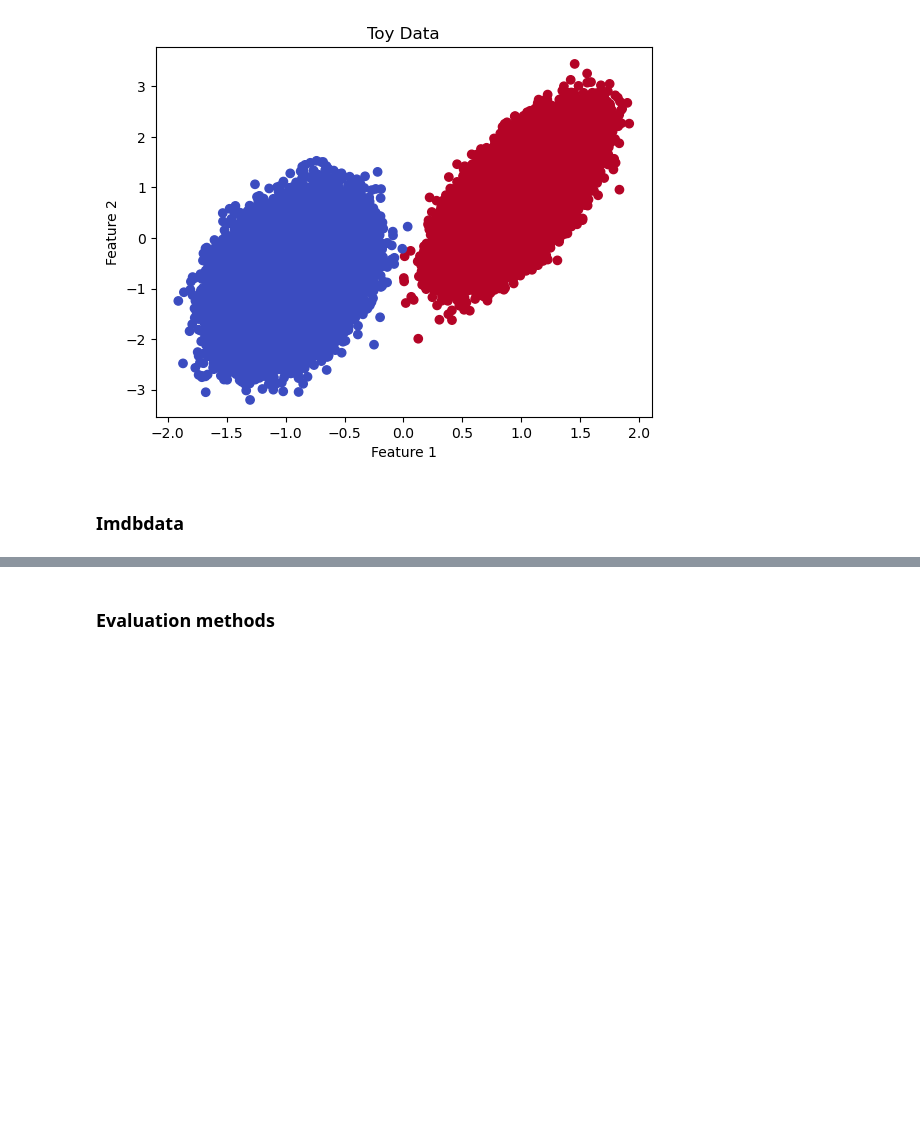
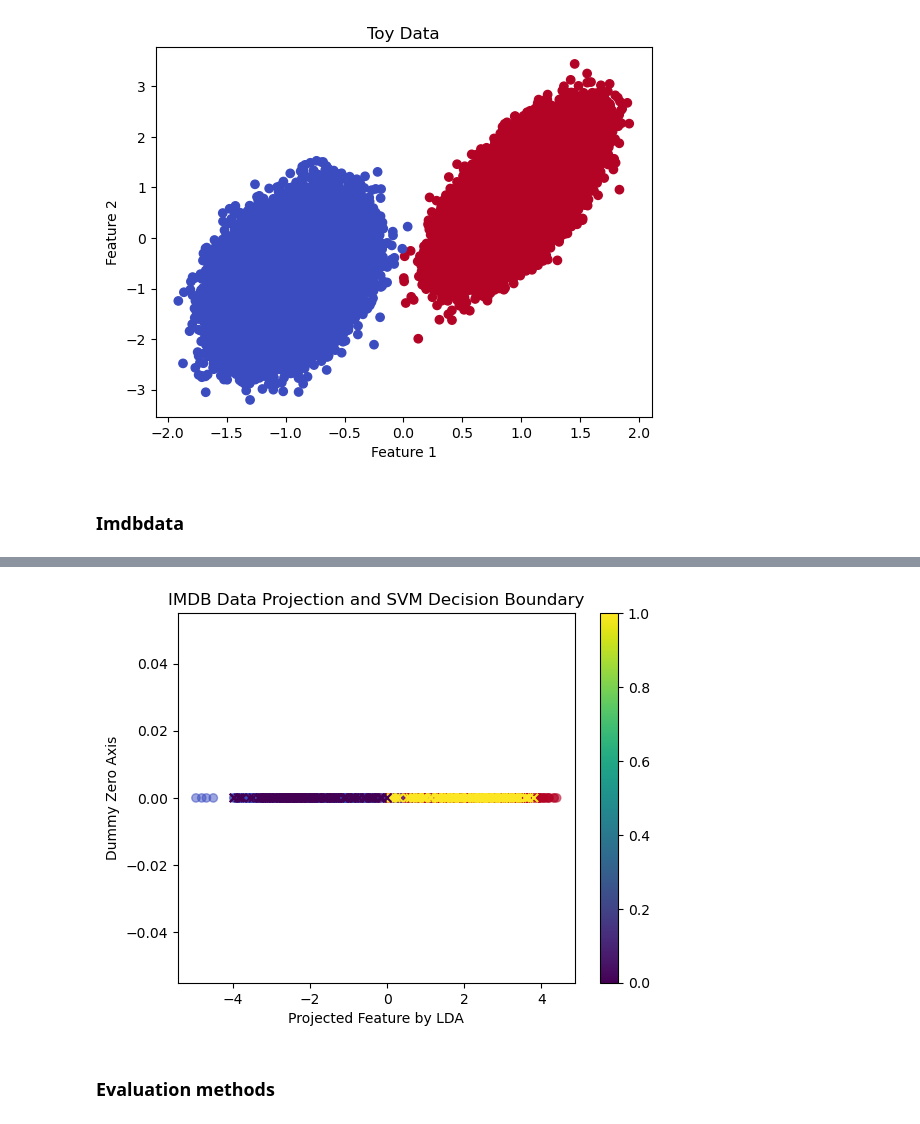
Before and after one commit to nks84/mma_pa1, a Jupyter notebook: pa2/submission_2_point_0.ipynb, the cells around one changed output, grey strips where cells are left out. Drawn from its saved outputs; the diff is of its cells as text; code cells hidden in the pictures; blank space fills up the shorter version.

```diff
--- a/pa2/submission_2_point_0.ipynb
+++ b/pa2/submission_2_point_0.ipynb
@@ -106,0 +111,99 @@ Shape of x_train:  (1000, 2)
+# %%
+def tfidf_transform(x_train, num_features=10000):
+    # Initialize tokenizer with a given number of words
+    tokenizer = Tokenizer(num_words=num_features)
+    tokenizer.fit_on_sequences(x_train)
+
+    # Convert sequences to text list
+    x_train_text = [" ".join(map(str, sequence)) for sequence in x_train]
+
+    # Apply TF-IDF transformation
+    tfidf = TfidfVectorizer(max_features=num_features, dtype=np.float32)
+    x_train_tfidf = tfidf.fit_transform(x_train_text)
+
+    return x_train_tfidf.toarray()
+
+
+from sklearn.feature_selection import SelectKBest, chi2
+
+def select_features(X, y, k=500):
+    # Apply Chi-squared test to select the top k features
+    chi2_selector = SelectKBest(chi2, k=k)
+    X_kbest_features = chi2_selector.fit_transform(X, y)
+    return X_kbest_features
+
+def apply_lda(X, y):
+    lda = LinearDiscriminantAnalysis(n_components=1)
+    X_lda = lda.fit_transform(X, y)
+    return X_lda
+
+
+import matplotlib.pyplot as plt
+
+def plot_data(X, y):
+    plt.figure(figsize=(8, 4))
+    plt.scatter(X[:, 0], np.zeros_like(X[:, 0]), c=y, cmap='coolwarm', alpha=0.5)
+    plt.colorbar()  # Show color scale
+    plt.xlabel('Projected Feature')
+    plt.ylabel('Dummy Zero Axis')
+    plt.title('IMDB Data Projection via LDA')
+    plt.show()
+
+
+
+def load_and_preprocess_imdb(num_samples=1000, max_length=500, num_features=10000, top_k_features=500):
+    # Load the dataset
+    (x_train, y_train), _ = imdb.load_data(num_words=num_features)
+    x_train = x_train[:num_samples]
+    y_train = y_train[:num_samples]
+
+    # Pad sequences
+    x_train_padded = pad_sequences(x_train, maxlen=max_length)
+
+    # Convert sequences to a list of strings
+    tokenizer = Tokenizer(num_words=num_features)
+    tokenizer.fit_on_sequences(x_train_padded)
+    x_train_text = [" ".join(map(str, seq)) for seq in x_train_padded]
+
+    # Apply TF-IDF transformation
+    tfidf = TfidfVectorizer(max_features=num_features, dtype=np.float32)
+    x_train_tfidf = tfidf.fit_transform(x_train_text)
+
+    # Convert TF-IDF sparse output to a dense array
+    x_train_tfidf_dense = x_train_tfidf.toarray()
+
+    # Select top k features
+    selector = SelectKBest(chi2, k=top_k_features)
+    x_train_kbest = selector.fit_transform(x_train_tfidf_dense, y_train)
+
+    # Apply LDA
+    lda = LinearDiscriminantAnalysis(n_components=1)
+    x_train_lda = lda.fit_transform(x_train_kbest, y_train)
+
+    return x_train_lda, y_train
+# Load and preprocess the data
+X_processed, y_processed = load_and_preprocess_imdb()
+
+# Split the data into training and testing sets
+X_train, X_test, y_train, y_test = train_test_split(X_processed, y_processed, test_size=0.25, random_state=42)
+
+# Initialize and train the SVM model with a linear kernel
+svm_model = SVC(kernel='linear', random_state=42)
+svm_model.fit(X_train, y_train)
+
+# Predict on the test set
+y_pred = svm_model.predict(X_test)
+
+# Calculate the accuracy
+accuracy = accuracy_score(y_test, y_pred)
+print(f"Accuracy of the SVM model on the test set: {accuracy:.2f}")
+
+# Optional: Visualization of decision boundary
+plt.scatter(X_processed[:, 0], np.zeros_like(X_processed[:, 0]), c=y_processed, cmap='coolwarm', alpha=0.5)
+plt.scatter(X_test[:, 0], np.zeros_like(X_test[:, 0]), c=y_pred, marker='x')
+plt.colorbar()  # Show color scale
+plt.xlabel('Projected Feature by LDA')
+plt.ylabel('Dummy Zero Axis')
+plt.title('IMDB Data Projection and SVM Decision Boundary')
+plt.show()
+# %% [output]
@@ -107,3 +211,4 @@ Shape of x_train:  (1000, 2)
+[figure, added]
 # %% [markdown]
 ### Evaluation methods
 # %%
```
Also changed, not shown: parts of 19 cells of this notebook, 2 other files.
